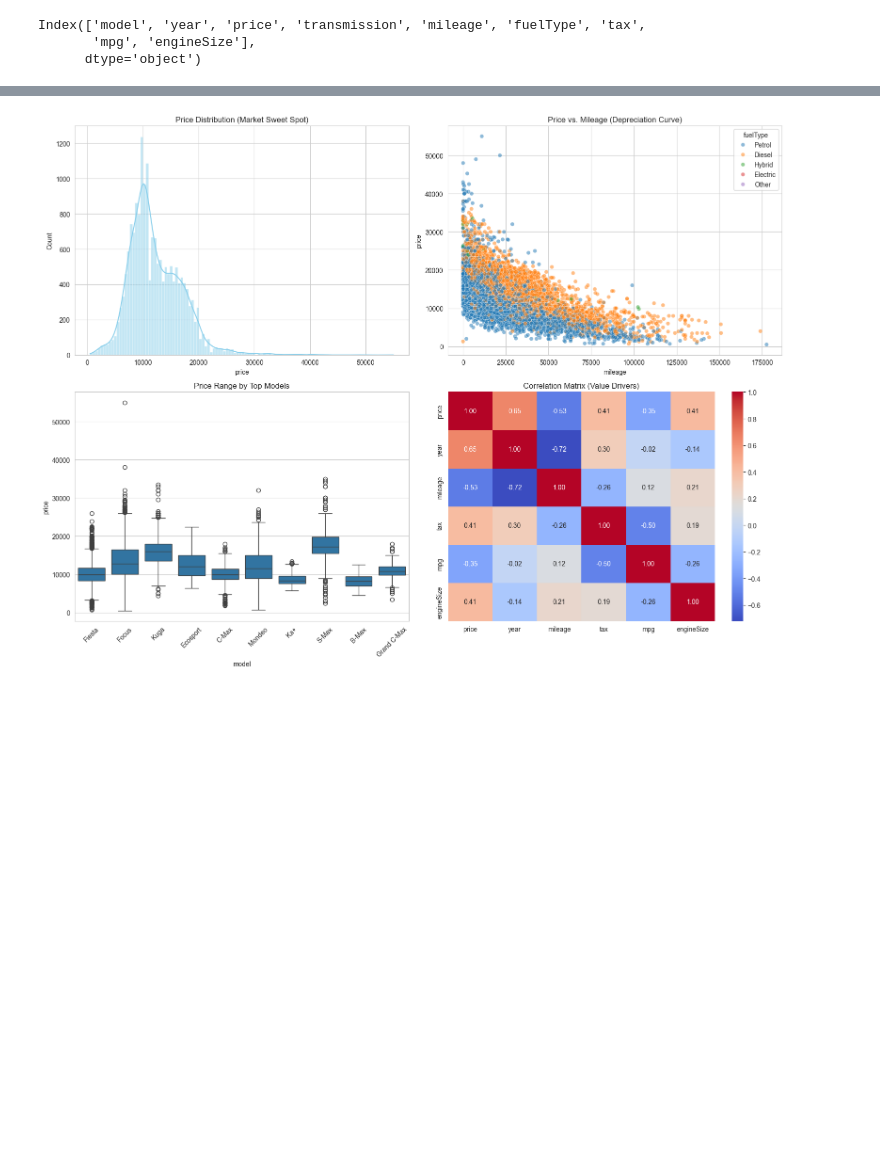
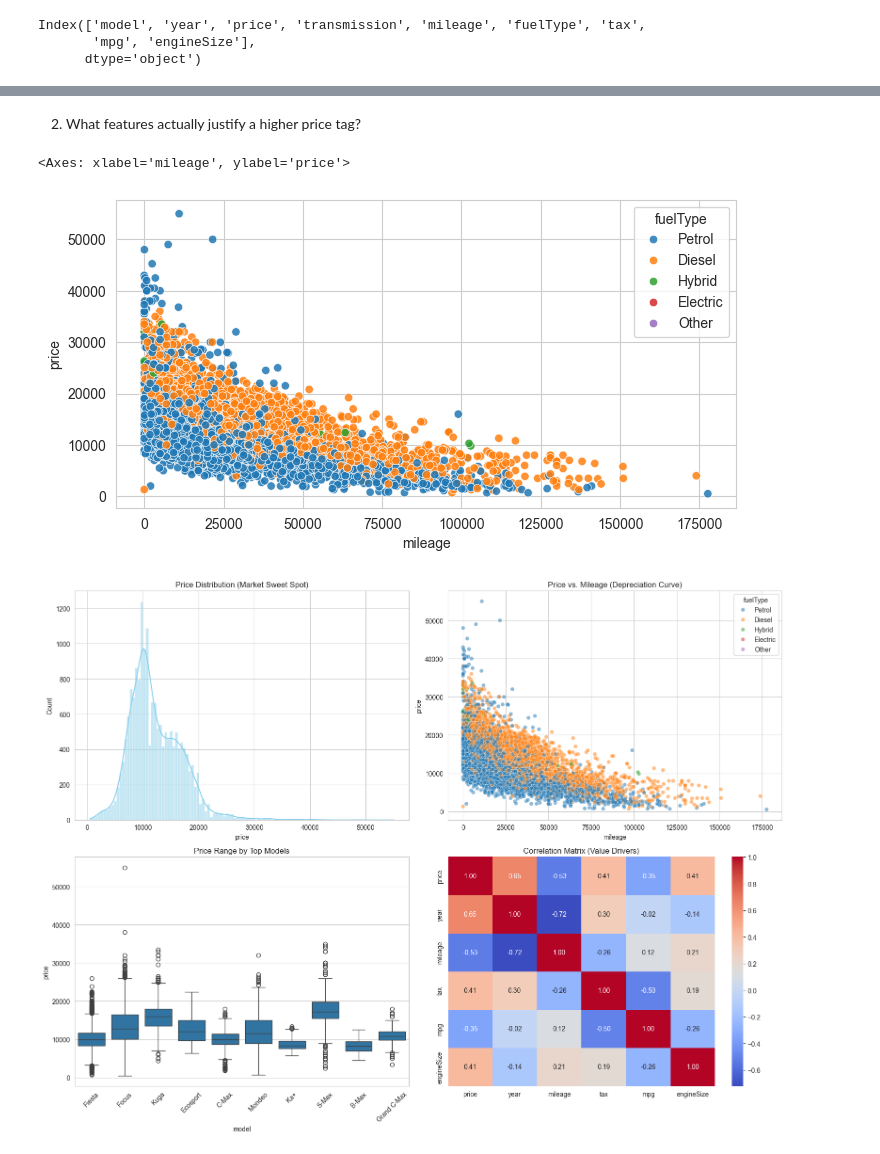
Before and after one commit to adarsh-singh106/Road-To-ML, a Jupyter notebook: Week - 2/02-Ford-Price-Prediction.ipynb, the cells around one changed output, grey strips where cells are left out. Saved outputs shown, nothing was run; the diff lists cells and outputs as text; code cells hidden in the pictures; blank space fills up the shorter version.

```diff
--- a/Week - 2/02-Ford-Price-Prediction.ipynb
+++ b/Week - 2/02-Ford-Price-Prediction.ipynb
@@ -278,3 +292,11 @@ array(['Automatic', 'Manual', 'Semi-Auto'], dtype=object)
+# %% [markdown]
+2. What features actually justify a higher price tag?
+# %%
+plt.figure(figsize=(8,4))
+sns.scatterplot(data=df,x='mileage',y='price',hue='fuelType',alpha=0.85)
+# %% [output]
+<Axes: xlabel='mileage', ylabel='price'>
+[figure, added]
 # %%
 import matplotlib.pyplot as plt
 import seaborn as sns
```
Also changed, not shown: parts of 9 cells of this notebook.
